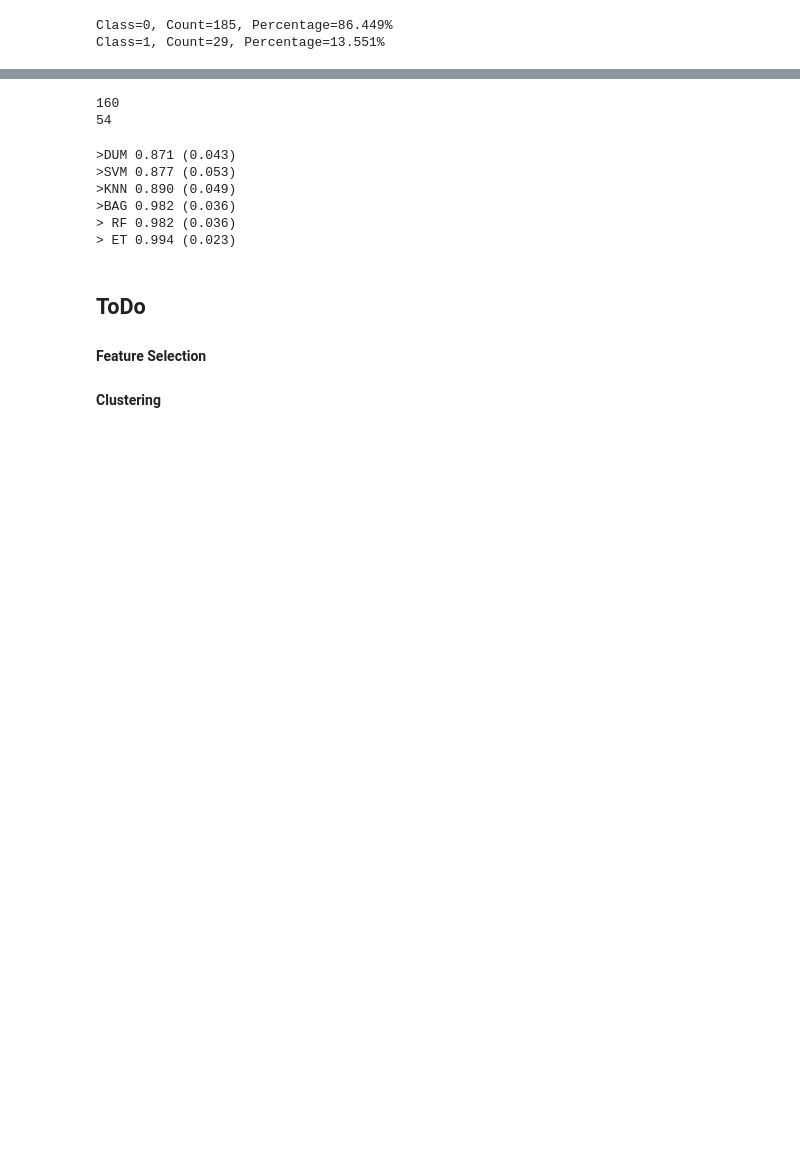
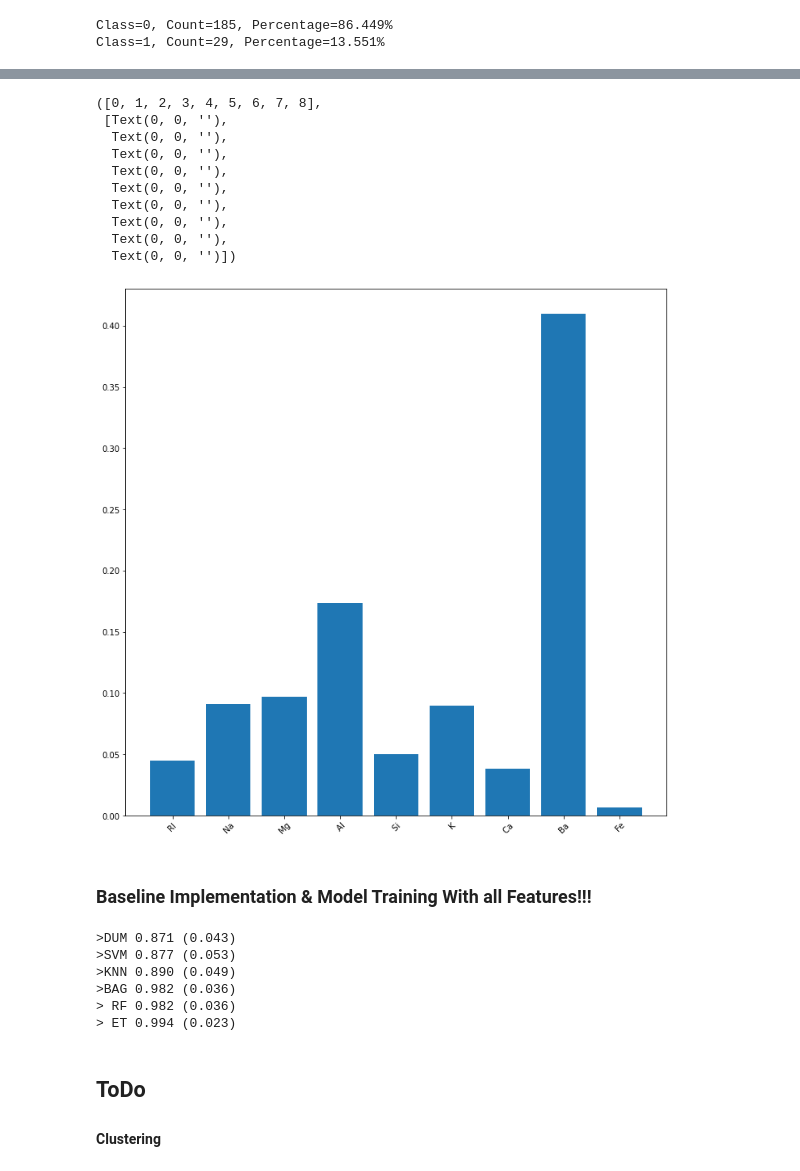
Before and after one commit to BSSB33/DSC-Lab, a Jupyter notebook: glass.ipynb, the cells around one changed output, grey strips where cells are left out. Cells and saved outputs as stored; diff of their text form; code cells hidden in the pictures; blank space fills up the shorter version.

```diff
--- a/glass.ipynb
+++ b/glass.ipynb
@@ -57,0 +68,5 @@ Mean Accuracy: 0.865 (0.008)
+# %%
+scaler = MinMaxScaler()
+df_norm = X
+df_norm[list(X)] = scaler.fit_transform(df[list(X)])
+df_norm
@@ -58,9 +105,26 @@ Mean Accuracy: 0.865 (0.008)
+# %%
+# Feature Selection Using Random Forest
+clf = RandomForestClassifier()
+clf.fit(df_norm, y)
+# create a figure to plot a bar, where x axis is features, and Y indicating the importance of each feature
+plt.figure(figsize=(12,12))
+plt.bar(df_norm.columns, clf.feature_importances_)
+plt.xticks(rotation=45)
+# %% [output]
+([0, 1, 2, 3, 4, 5, 6, 7, 8],
+ [Text(0, 0, ''),
+  Text(0, 0, ''),
+  Text(0, 0, ''),
+  Text(0, 0, ''),
+  Text(0, 0, ''),
+  Text(0, 0, ''),
+  Text(0, 0, ''),
+  Text(0, 0, ''),
+  Text(0, 0, '')])
+[figure, added]
+# %% [markdown]
+### Baseline Implementation & Model Training With all Features!!!
 # %%
 from sklearn.model_selection import train_test_split
 X_train, X_test, y_train, y_test = train_test_split(X, y, test_size = 0.25, random_state = 0)
-print(len(X_train))
-print(len(X_test))
-# %% [output]
-160
-54
 # %%
@@ -108,5 +171,4 @@ for i in range(len(models)):
 > ET 0.994 (0.023)
 # %% [markdown]
 ## ToDo
-#### Feature Selection
 #### Clustering
```
Also changed, not shown: parts of 8 cells of this notebook.
